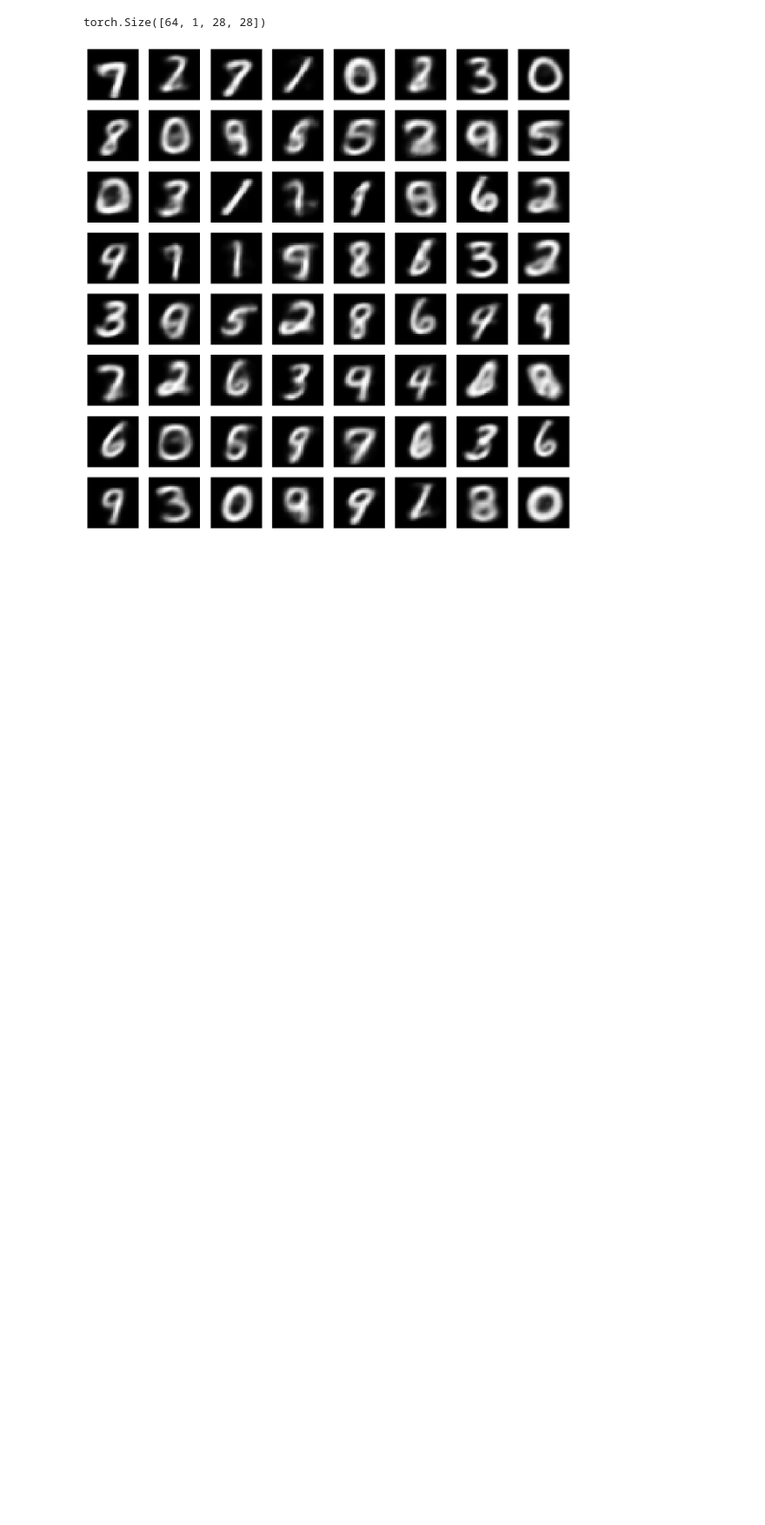
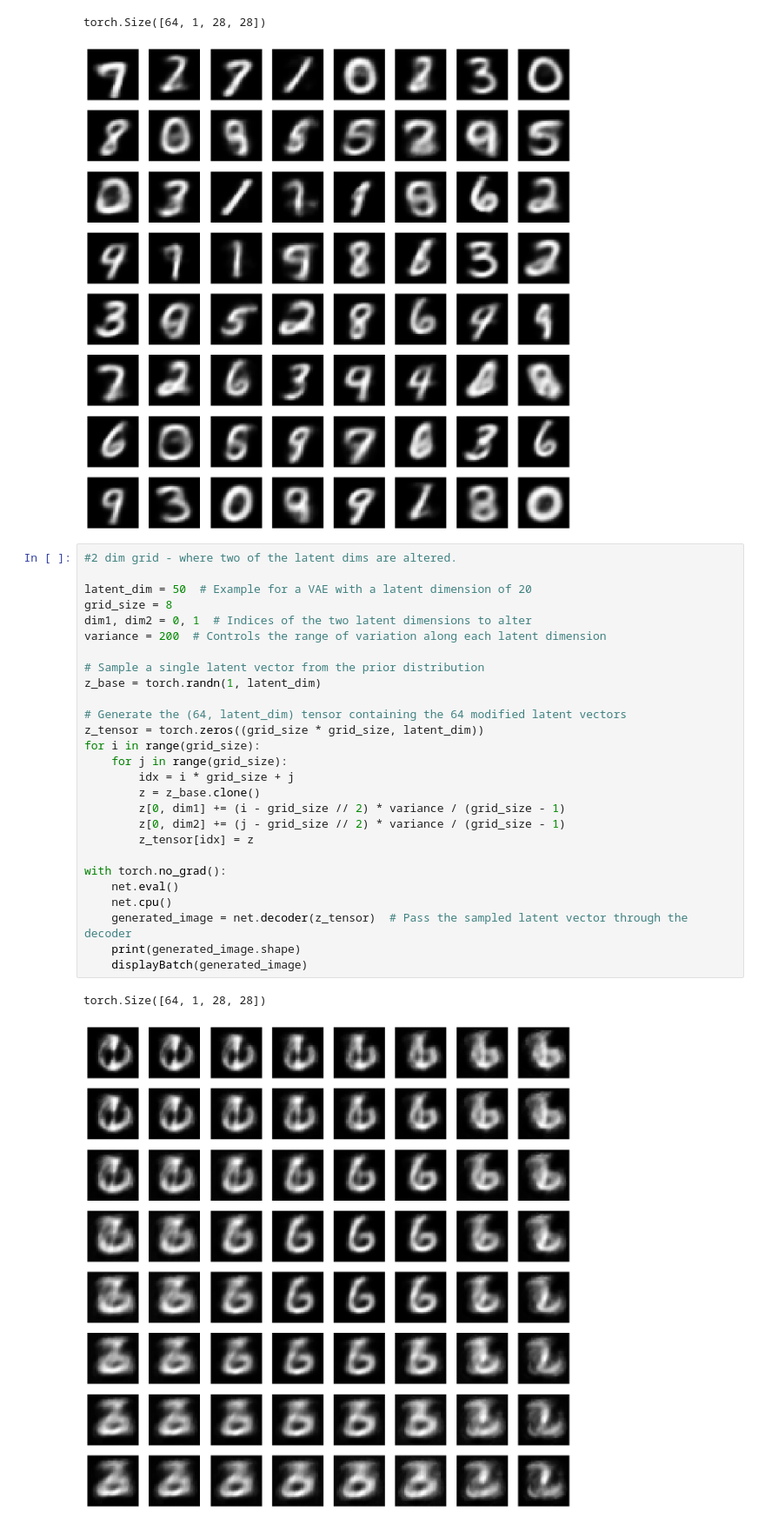
Before and after one commit to NicolasOng/ai_tests, a Jupyter notebook: 2023-04-07 VAE.ipynb, the cells around one changed output. Shown at 87% size. Cells and saved outputs as stored; diff of their text form; blank space fills up the shorter version.

```diff
--- a/2023-04-07 VAE.ipynb
+++ b/2023-04-07 VAE.ipynb
@@ -385,3 +385,33 @@ with torch.no_grad():  # Disable gradient computation
 # %% [output]
 torch.Size([64, 1, 28, 28])
 [figure]
+# %%
+#2 dim grid - where two of the latent dims are altered.
+
+latent_dim = 50  # Example for a VAE with a latent dimension of 20
+grid_size = 8
+dim1, dim2 = 0, 1  # Indices of the two latent dimensions to alter
+variance = 200  # Controls the range of variation along each latent dimension
+
+# Sample a single latent vector from the prior distribution
+z_base = torch.randn(1, latent_dim)
+
+# Generate the (64, latent_dim) tensor containing the 64 modified latent vectors
+z_tensor = torch.zeros((grid_size * grid_size, latent_dim))
+for i in range(grid_size):
+    for j in range(grid_size):
+        idx = i * grid_size + j
+        z = z_base.clone()
+        z[0, dim1] += (i - grid_size // 2) * variance / (grid_size - 1)
+        z[0, dim2] += (j - grid_size // 2) * variance / (grid_size - 1)
+        z_tensor[idx] = z
+
+with torch.no_grad():
+    net.eval()
+    net.cpu()
+    generated_image = net.decoder(z_tensor)  # Pass the sampled latent vector through the decoder
+    print(generated_image.shape)
+    displayBatch(generated_image)
+# %% [output]
+torch.Size([64, 1, 28, 28])
+[figure, added]
```
Also changed, not shown: parts of 1 cell of this notebook.
